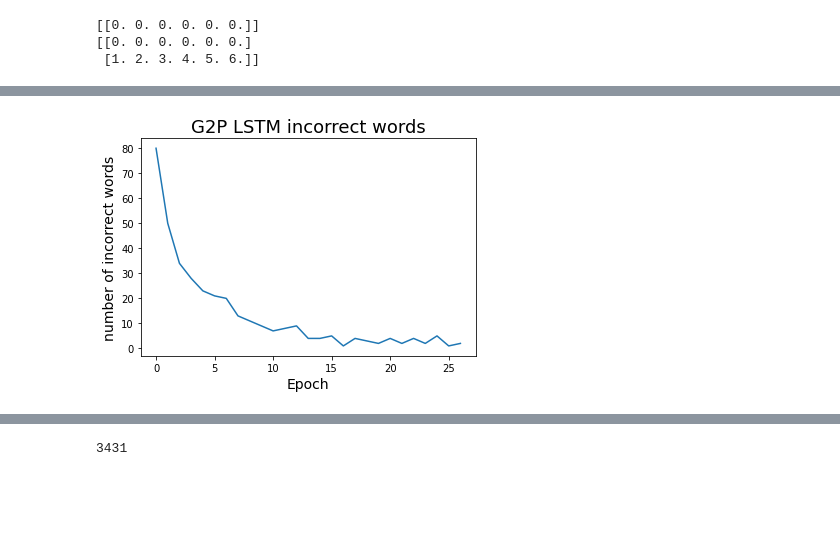
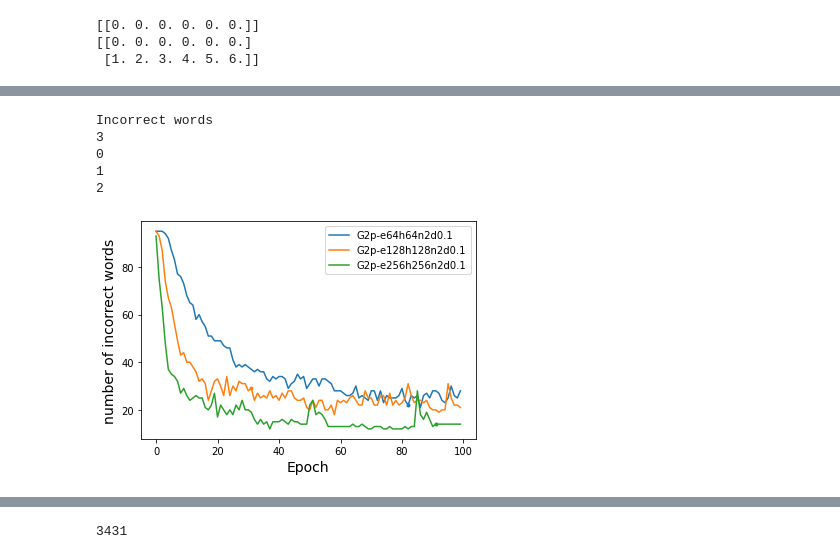
Before and after one commit to JulianHerreilers/afrTTS1, a Jupyter notebook: G2P/G2P_LSTM.ipynb, the cells around one changed output, grey strips where cells are left out. Saved outputs shown, nothing was run; the diff lists cells and outputs as text; code cells hidden in the pictures; blank space fills up the shorter version.

```diff
--- a/G2P/G2P_LSTM.ipynb
+++ b/G2P/G2P_LSTM.ipynb
@@ -38,7 +38,7 @@ class Config:
     dropout = 0.1
     dec_max_len = 30
     MAX_LENGTH = 20
-    teacher_forcing_ratio = 0.5
+    p_tf = 0.5
     n_layers = 2
     lr = 0.001
 
@@ -326,7 +330,7 @@ class G2PModel(nn.Module):
         self.dec = decoder
         self.device = device
 
-    def forward(self, graph_seq, graph_seq_len,phone_seq_len, decoder_inputs, phoneme_target_vec = None, training = False, teacher_forcing = cfg.teacher_forcing_ratio):
+    def forward(self, graph_seq, graph_seq_len,phone_seq_len, decoder_inputs, phoneme_target_vec = None, training = False, teacher_forcing = cfg.p_tf):
 
         #Obtain hidden and context vectors from encoder
         hidden_init, context_init = self.enc(graph_seq, graph_seq_len)
@@ -690,0 +833,20 @@ plt.show()
+# %%
+# plt.plot(combined_losses[:,0], combined_losses[:,4], label="PER")
+# plt.locator_params(axis="both", integer=True, tight=True)
+# plt.title('G2P PER',fontsize=18)
+# plt.xlabel('Epoch',fontsize=14)
+# plt.ylabel('PER',fontsize=14)
+# plt.show()
+
+#plt.title('G2P LSTM PER',fontsize=18)
+print("PER")
+plt.xlabel('Epoch',fontsize=12)
+plt.ylabel('PER',fontsize=12)
+ax = plt.gca()
+for (i,j) in zip(range(len(combined_models_losses)), combined_best_epochs):
+    color = next(ax._get_lines.prop_cycler)['color']
+    plt.plot(combined_models_losses[i,:,0], combined_models_losses[i,:,4], label=j[0], color=color)
+    plt. plot(j[1], combined_models_losses[i,j[1],4],linewidth=2, marker ='.', color=color)
+plt.locator_params(axis="x", integer=True, tight=True)
+plt.legend(loc="upper right")
+plt.show()
@@ -691,9 +856,29 @@ plt.show()
 # %%
-plt.title('G2P LSTM incorrect words',fontsize=18)
+# plt.title('G2P LSTM incorrect words',fontsize=18)
+# plt.xlabel('Epoch',fontsize=14)
+# plt.ylabel('number of incorrect words',fontsize=14)
+# plt.plot(combined_losses[:,0], combined_losses[:,5], label="number of incorrect words")
+# plt.locator_params(axis="both", integer=True, tight=True)
+# plt.show()
+
+#plt.title('G2P LSTM Incorrect words',fontsize=18)
+print("Incorrect words")
 plt.xlabel('Epoch',fontsize=14)
 plt.ylabel('number of incorrect words',fontsize=14)
-plt.plot(combined_losses[:,0], combined_losses[:,5], label="number of incorrect words")
-plt.locator_params(axis="both", integer=True, tight=True)
+print(len(combined_models_losses))
+ax = plt.gca()
+for (i,j) in zip(range(len(combined_models_losses)), combined_best_epochs):
+    print(i)
+    color = next(ax._get_lines.prop_cycler)['color']
+    plt.plot(combined_models_losses[i,:,0], combined_models_losses[i,:,5], label=j[0], color=color)
+    plt. plot(j[1], combined_models_losses[i,j[1],5],linewidth=2, marker ='.', color=color)
+plt.locator_params(axis="x", integer=True, tight=True)
+plt.legend(loc="upper right")
 plt.show()
 # %% [output]
+Incorrect words
+3
+0
+1
+2
-[figure, old version]
+[figure, new version]
```
Also changed, not shown: parts of 19 cells of this notebook.
